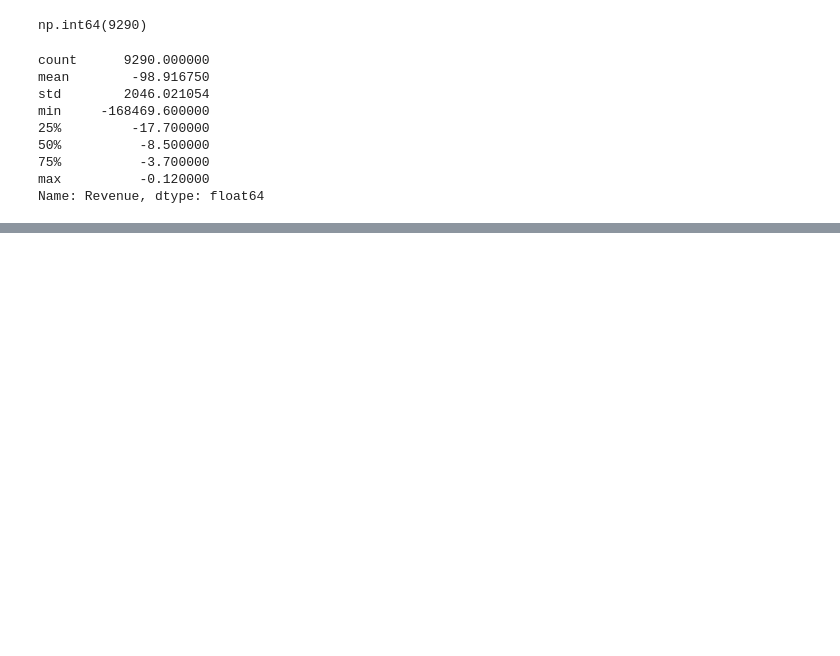
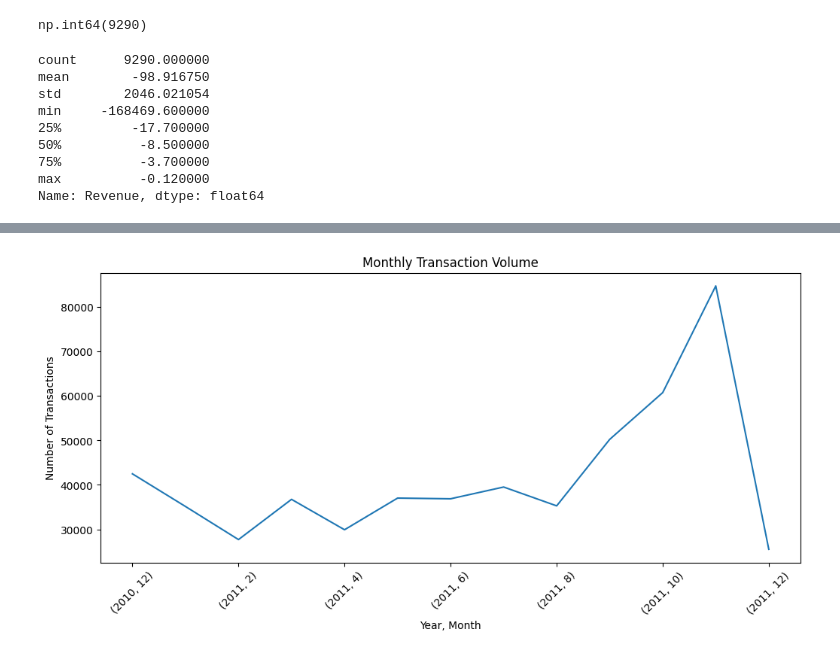
Before and after one commit to greeshavaishnavi09/E-Commerce_Customer_Segmentation, a Jupyter notebook: research/02_eda.ipynb, the cells around one changed output, grey strips where cells are left out. Cells and saved outputs as stored; diff of their text form; code cells hidden in the pictures; blank space fills up the shorter version.

```diff
--- a/research/02_eda.ipynb
+++ b/research/02_eda.ipynb
@@ -329,0 +422,3 @@ Name: Revenue, dtype: float64
+# %%
+df["Year"] = df["InvoiceDate"].dt.year
+df["Month"] = df["InvoiceDate"].dt.month
@@ -329,0 +449,6 @@ Name: Revenue, dtype: float64
+# %%
+# monthly transaction pattern
+
+monthly_transactions = (df.groupby(["Year", "Month"]).size())
+
+monthly_transactions
@@ -329,0 +471,16 @@ Name: Revenue, dtype: float64
+# %%
+# plot graph
+
+plt.figure(figsize=(12, 5))
+
+monthly_transactions.plot()
+
+plt.title("Monthly Transaction Volume")
+plt.xlabel("Year, Month")
+plt.ylabel("Number of Transactions")
+
+plt.xticks(rotation=45)
+
+plt.show()
+# %% [output]
+[figure, added]
```
Also changed, not shown: parts of 23 cells of this notebook.
